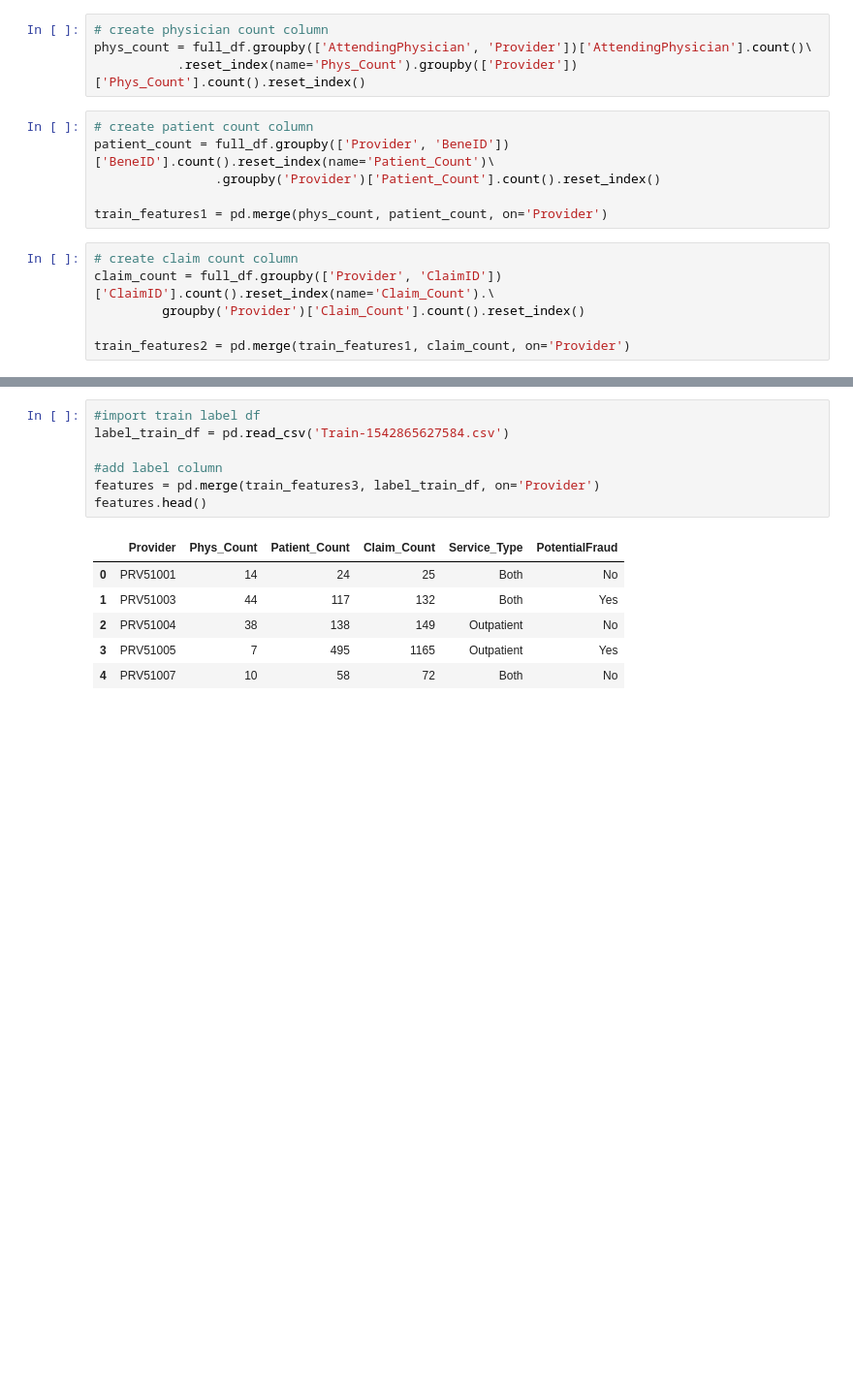
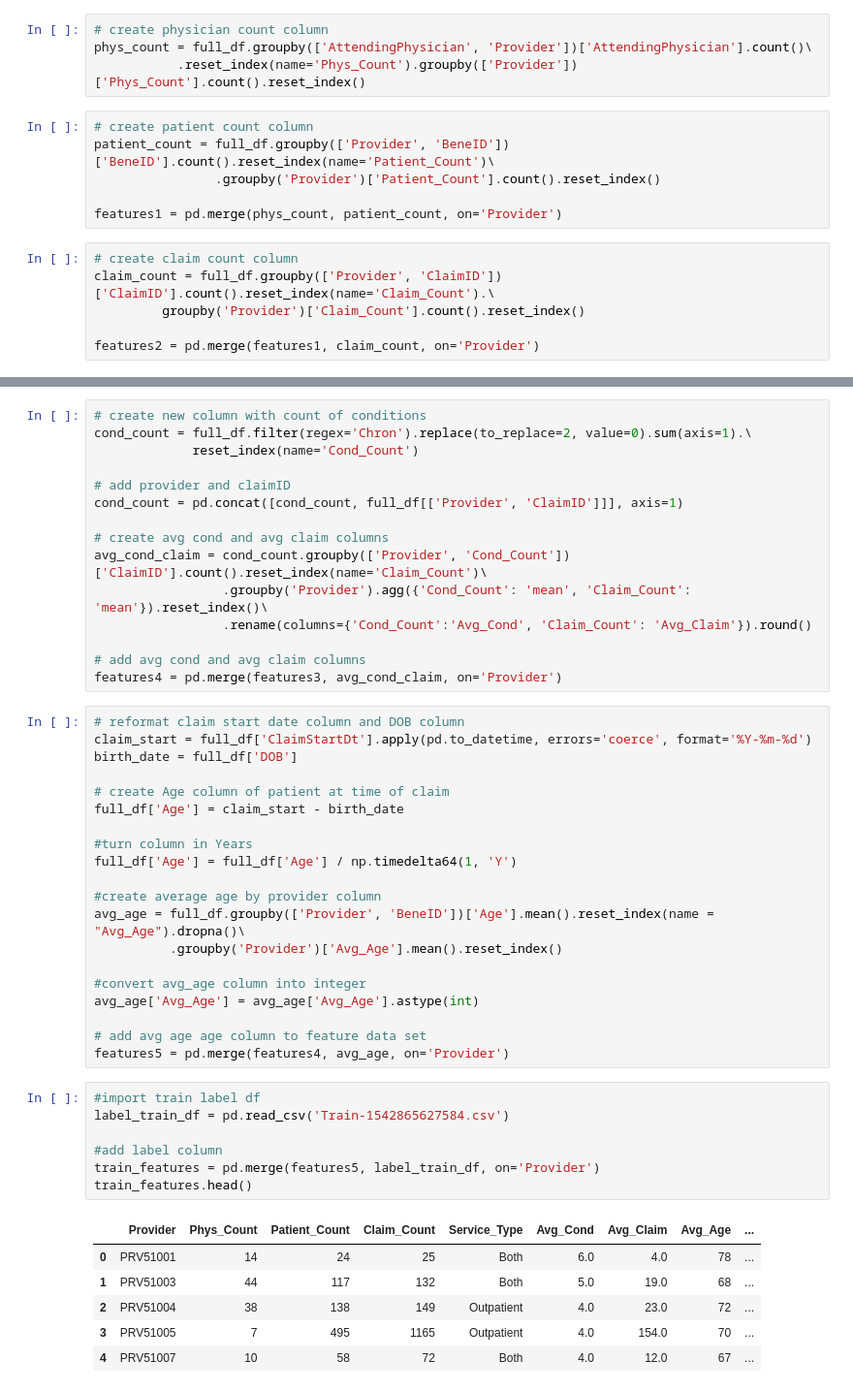
Before and after one commit to cosmochoi/healthcare_fraud, a Jupyter notebook: Fraud_Detection_EDA/Feature_Engineering.ipynb, the cells around one changed output, grey strips where cells are left out. Shown at 97% size. Saved outputs shown, nothing was run; the diff lists cells and outputs as text; blank space fills up the shorter version.

```diff
--- a/Fraud_Detection_EDA/Feature_Engineering.ipynb
+++ b/Fraud_Detection_EDA/Feature_Engineering.ipynb
@@ -20,13 +20,13 @@ phys_count = full_df.groupby(['AttendingPhysician', 'Provider'])['AttendingPhysi
 patient_count = full_df.groupby(['Provider', 'BeneID'])['BeneID'].count().reset_index(name='Patient_Count')\
                 .groupby('Provider')['Patient_Count'].count().reset_index()
 
-train_features1 = pd.merge(phys_count, patient_count, on='Provider')
+features1 = pd.merge(phys_count, patient_count, on='Provider')
 # %%
 # create claim count column
 claim_count = full_df.groupby(['Provider', 'ClaimID'])['ClaimID'].count().reset_index(name='Claim_Count').\
          groupby('Provider')['Claim_Count'].count().reset_index()
 
-train_features2 = pd.merge(train_features1, claim_count, on='Provider')
+features2 = pd.merge(features1, claim_count, on='Provider')
 # %%
 ##create service type column
 prov_type = full_df.groupby(['Provider', 'PatientType'])['BeneID'].count().reset_index(name='').drop('', axis=1)
@@ -54,14 +52,49 @@ train_features3 = pd.merge(train_features2, service_type, on='Provider')
+# %%
+# create new column with count of conditions
+cond_count = full_df.filter(regex='Chron').replace(to_replace=2, value=0).sum(axis=1).\
+             reset_index(name='Cond_Count')
+
+# add provider and claimID
+cond_count = pd.concat([cond_count, full_df[['Provider', 'ClaimID']]], axis=1)
+
+# create avg cond and avg claim columns
+avg_cond_claim = cond_count.groupby(['Provider', 'Cond_Count'])['ClaimID'].count().reset_index(name='Claim_Count')\
+                 .groupby('Provider').agg({'Cond_Count': 'mean', 'Claim_Count': 'mean'}).reset_index()\
+                 .rename(columns={'Cond_Count':'Avg_Cond', 'Claim_Count': 'Avg_Claim'}).round()
+
+# add avg cond and avg claim columns
+features4 = pd.merge(features3, avg_cond_claim, on='Provider')
+# %%
+# reformat claim start date column and DOB column
+claim_start = full_df['ClaimStartDt'].apply(pd.to_datetime, errors='coerce', format='%Y-%m-%d')
+birth_date = full_df['DOB']
+
+# create Age column of patient at time of claim
+full_df['Age'] = claim_start - birth_date
+
+#turn column in Years
+full_df['Age'] = full_df['Age'] / np.timedelta64(1, 'Y')
+
+#create average age by provider column
+avg_age = full_df.groupby(['Provider', 'BeneID'])['Age'].mean().reset_index(name = "Avg_Age").dropna()\
+          .groupby('Provider')['Avg_Age'].mean().reset_index()
+
+#convert avg_age column into integer
+avg_age['Avg_Age'] = avg_age['Avg_Age'].astype(int)
+
+# add avg age age column to feature data set
+features5 = pd.merge(features4, avg_age, on='Provider')
 # %%
 #import train label df
 label_train_df = pd.read_csv('Train-1542865627584.csv')
 
 #add label column
-features = pd.merge(train_features3, label_train_df, on='Provider')
-features.head()
+train_features = pd.merge(features5, label_train_df, on='Provider')
+train_features.head()
 # %% [output]
-|  | Provider | Phys_Count | Patient_Count | Claim_Count | Service_Type | PotentialFraud |
-| 0 | PRV51001 | 14 | 24 | 25 | Both | No |
-| 1 | PRV51003 | 44 | 117 | 132 | Both | Yes |
-| 2 | PRV51004 | 38 | 138 | 149 | Outpatient | No |
-| 3 | PRV51005 | 7 | 495 | 1165 | Outpatient | Yes |
-| 4 | PRV51007 | 10 | 58 | 72 | Both | No |
+|  | Provider | Phys_Count | Patient_Count | Claim_Count | Service_Type | Avg_Cond | Avg_Claim | Avg_Age | ... |
+| 0 | PRV51001 | 14 | 24 | 25 | Both | 6.0 | 4.0 | 78 | ... |
+| 1 | PRV51003 | 44 | 117 | 132 | Both | 5.0 | 19.0 | 68 | ... |
+| 2 | PRV51004 | 38 | 138 | 149 | Outpatient | 4.0 | 23.0 | 72 | ... |
+| 3 | PRV51005 | 7 | 495 | 1165 | Outpatient | 4.0 | 154.0 | 70 | ... |
+| 4 | PRV51007 | 10 | 58 | 72 | Both | 4.0 | 12.0 | 67 | ... |
```
Also changed, not shown: parts of 1 cell of this notebook, 1 other file.
